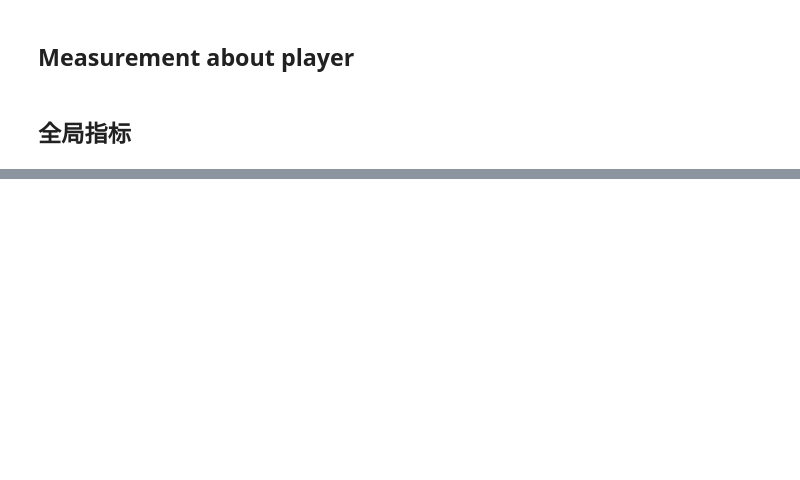
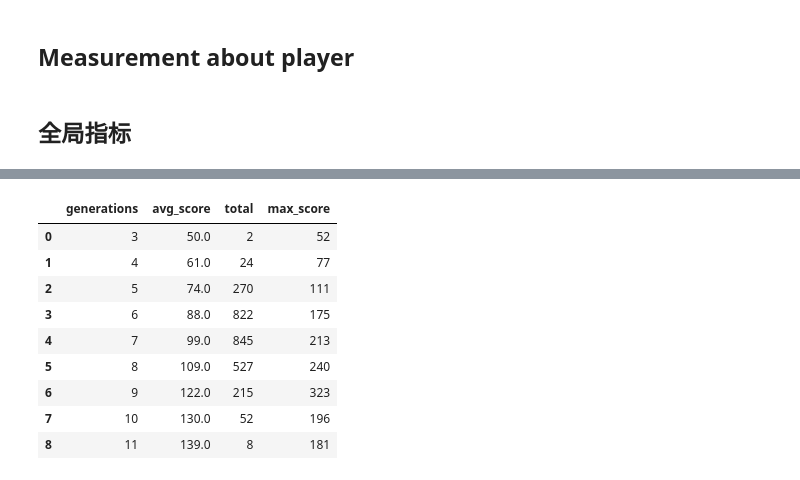
Before and after one commit to Ender-Wiggin2019/tfm-summary, a Jupyter notebook: generate_data_2022.ipynb, the cells around one changed output, grey strips where cells are left out. Saved outputs shown, nothing was run; the diff lists cells and outputs as text; code cells hidden in the pictures; blank space fills up the shorter version.

```diff
--- a/generate_data_2022.ipynb
+++ b/generate_data_2022.ipynb
@@ -229,3 +229,16 @@ No artists with labels found to put in legend.  Note that artists whose label st
+# %%
+df
+# %% [output]
+|  | generations | avg_score | total | max_score |
+| 0 | 3 | 50.0 | 2 | 52 |
+| 1 | 4 | 61.0 | 24 | 77 |
+| 2 | 5 | 74.0 | 270 | 111 |
+| 3 | 6 | 88.0 | 822 | 175 |
+| 4 | 7 | 99.0 | 845 | 213 |
+| 5 | 8 | 109.0 | 527 | 240 |
+| 6 | 9 | 122.0 | 215 | 323 |
+| 7 | 10 | 130.0 | 52 | 196 |
+| 8 | 11 | 139.0 | 8 | 181 |
 # %%
 def user_summary(ff1,ff2,user): ## ff1=df4
     try:
```
Also changed, not shown: parts of 1 cell of this notebook.
